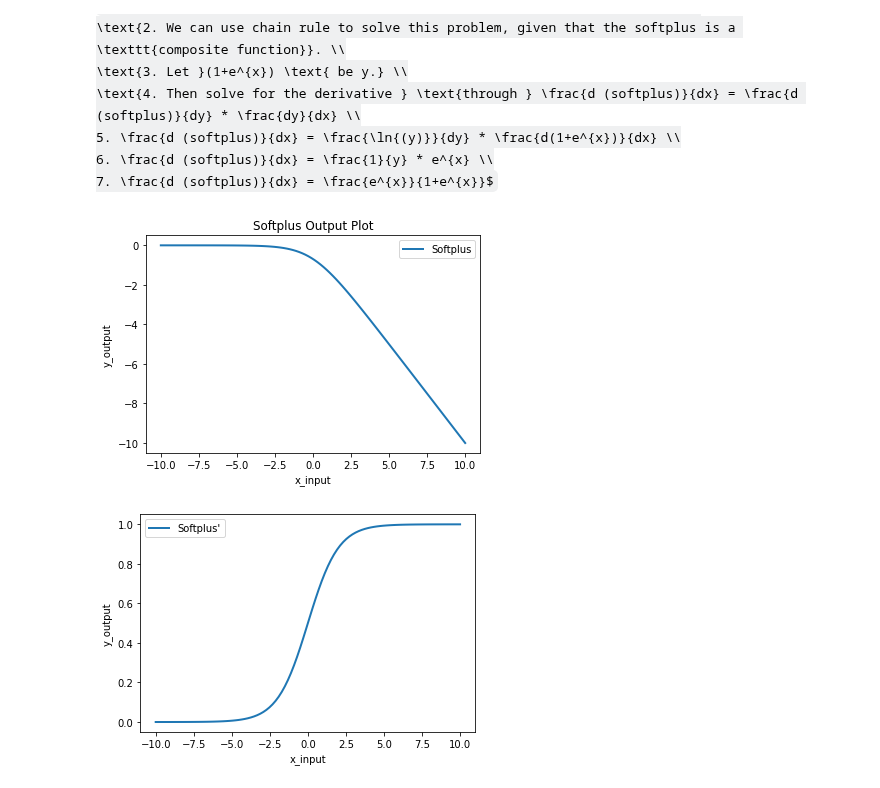
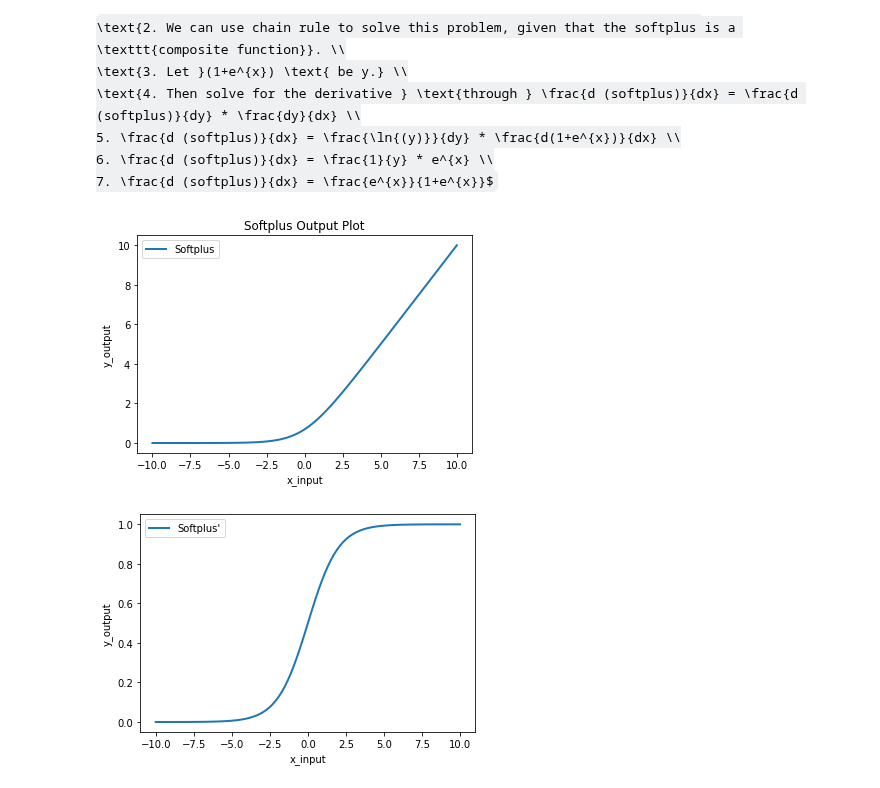
Before and after one commit to multipletwigs/FIT3181-Deep-Learning, a Jupyter notebook: FIT3181_Assignment_1/FIT3181_Assignment1-2022.ipynb, the cells around one changed output. Cells and saved outputs as stored; diff of their text form; code cells hidden in the pictures; some formulas as TeX source.

```diff
--- a/FIT3181_Assignment_1/FIT3181_Assignment1-2022.ipynb
+++ b/FIT3181_Assignment_1/FIT3181_Assignment1-2022.ipynb
@@ -122,22 +122,22 @@ $\text{1. The derivative of softplus is given by }\frac{d (softplus)}{dx}. \\
 # %%
 # Obtaining values in the rang of -10 to 10
 x_val = np.linspace(-10, 10, 100)
 
 # Activation function
-Softplus_activation = lambda x: np.emath.log(np.divide(1, (1 + np.exp(x))))
+Softplus_activation = lambda x: np.emath.log(1 + np.exp(x))
 
 # Derivative function
 Softplus_derivative = lambda x: np.divide(np.exp(x), (1 + np.exp(x)))
 
 # Plots of activation and its derivative
 plt.plot(x_val, list(map(Softplus_activation, x_val)), linewidth=2)
 plt.title(label="Softplus Output Plot")
 plt.xlabel("x_input")
 plt.ylabel("y_output")
 plt.legend(["Softplus"])
 plt.show()
 # %% [output]
-[figure, old version]
+[figure, new version]
 # %%
 # Plot derivative
 plt.plot(x_val, list(map(Softplus_derivative, x_val)), linewidth=2)
```
Also changed, not shown: parts of 8 cells of this notebook, 1 other file.
